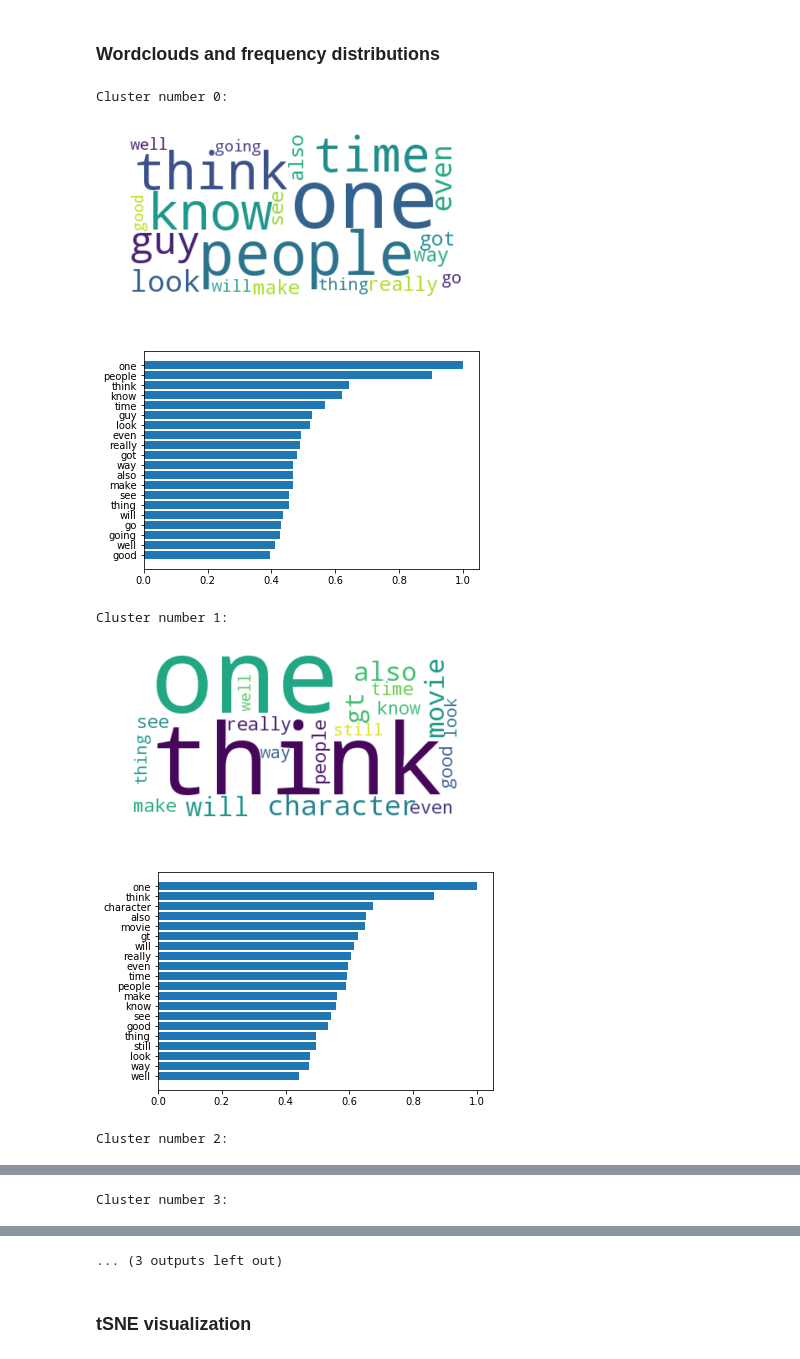
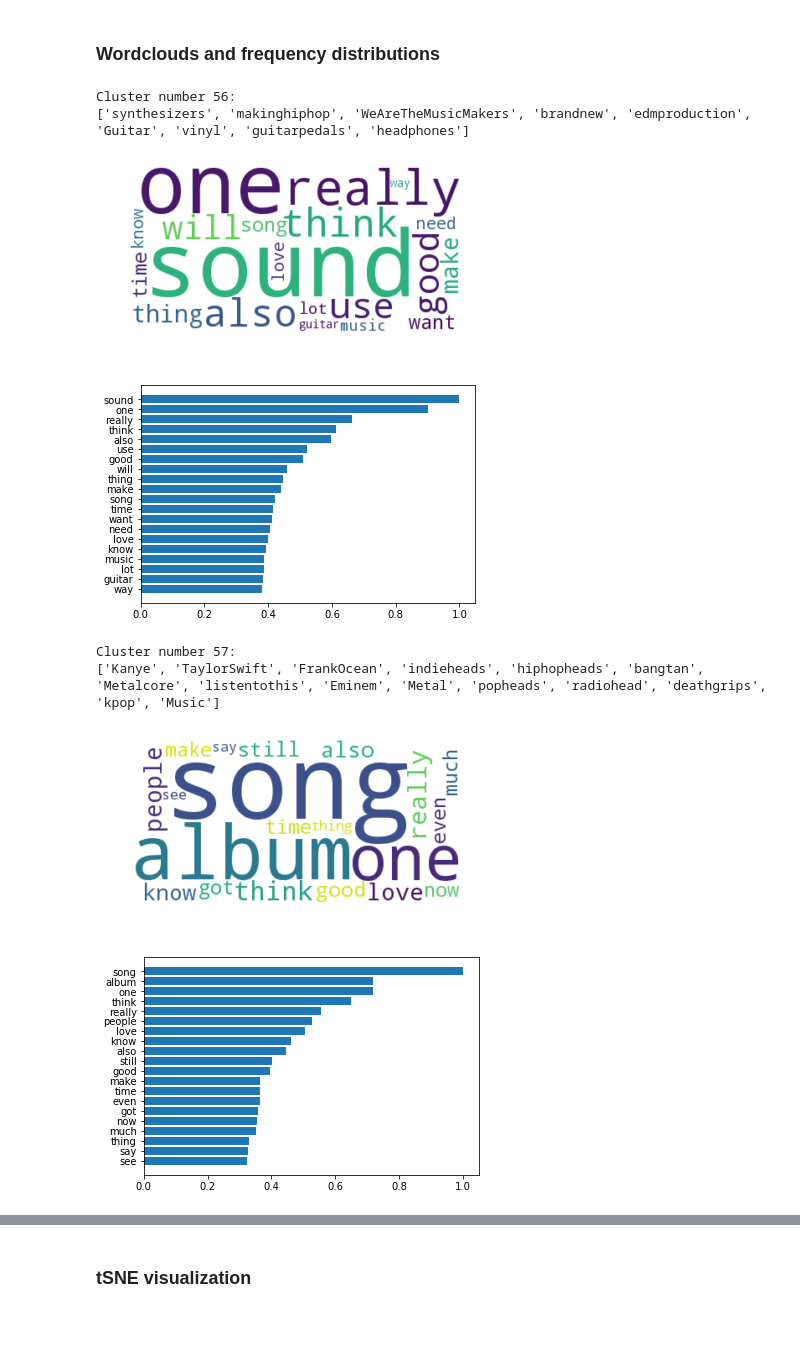
Before and after one commit to lmburke/reddit-analysis, a Jupyter notebook: clustering.ipynb, the cells around one changed output, grey strips where cells are left out. Cells and saved outputs as stored; diff of their text form; code cells hidden in the pictures; blank space fills up the shorter version.

```diff
--- a/clustering.ipynb
+++ b/clustering.ipynb
@@ -139,0 +118,4 @@ Score     : 0.182
+# %%
+continuous, integral, categorical = (results['n_recommended'], results['extractor'], results['clusterer'])
+mask = categorical=='birch'
+continuous, integral, categorical, score, score_std, fit_time, fit_time_std = (continuous[mask], integral[mask], categorical[mask], results['score'][mask], results['score_std'][mask], results['fit_time'][mask], results['fit_time_std'][mask])
@@ -172,32 +320,34 @@ for i in range(max(preds)+1):
 # %%
 from wordcloud import WordCloud
 import matplotlib.pyplot as plt
 max_words = 20
 wc = WordCloud(background_color="white", max_words=max_words)
 
 #for i in range(max(preds)+1):
-for i in range(5):
+for i in range(56,58):
     print("Cluster number {}:".format(i))
+    print(data.iloc[preds==i,1].tolist())
     wc.generate(data[preds==i].body.str.cat(sep=' '))
     plt.imshow(wc, interpolation="bilinear")
     plt.axis("off")
     plt.show()
 
     words = []
     freqs = []
     for word in wc.words_:
         if wc.words_[word]!=0:
             words.append(word)
             freqs.append(wc.words_[word])
     x = range(max_words,0,-1)
     plt.barh(x,freqs[:max_words])
     plt.yticks(x, np.asarray(words[:max_words]))
     plt.show()
 # %% [output]
-Cluster number 0:
+Cluster number 56:
+['synthesizers', 'makinghiphop', 'WeAreTheMusicMakers', 'brandnew', 'edmproduction', 'Guitar', 'vinyl', 'guitarpedals', 'headphones']
-[figure, old version]
+[figure, new version]
-[figure, old version]
+[figure, new version]
-Cluster number 1:
+Cluster number 57:
+['Kanye', 'TaylorSwift', 'FrankOcean', 'indieheads', 'hiphopheads', 'bangtan', 'Metalcore', 'listentothis', 'Eminem', 'Metal', 'popheads', 'radiohead', 'deathgrips', 'kpop', 'Music']
-[figure, old version]
+[figure, new version]
-[figure, old version]
+[figure, new version]
-Cluster number 2:
@@ -206 +353,0 @@ Cluster number 2:
-Cluster number 3:
@@ -209,4 +354,3 @@ Cluster number 3:
-... (3 outputs left out)
 # %% [markdown]
 ### tSNE visualization
 # %%
```
Also changed, not shown: parts of 15 cells of this notebook, 3 other files.
